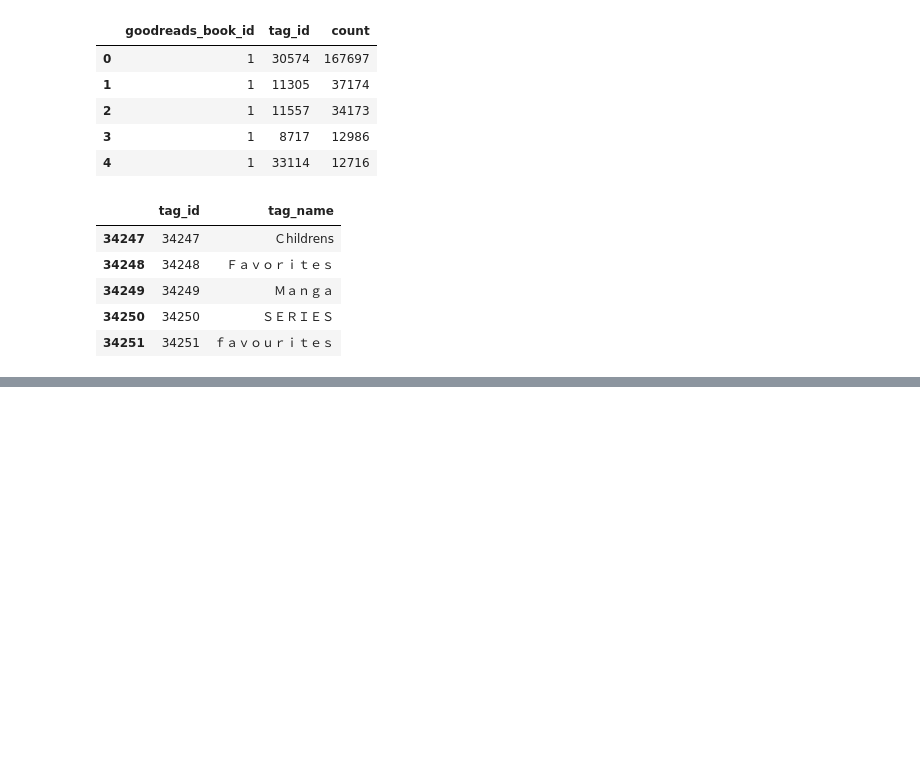
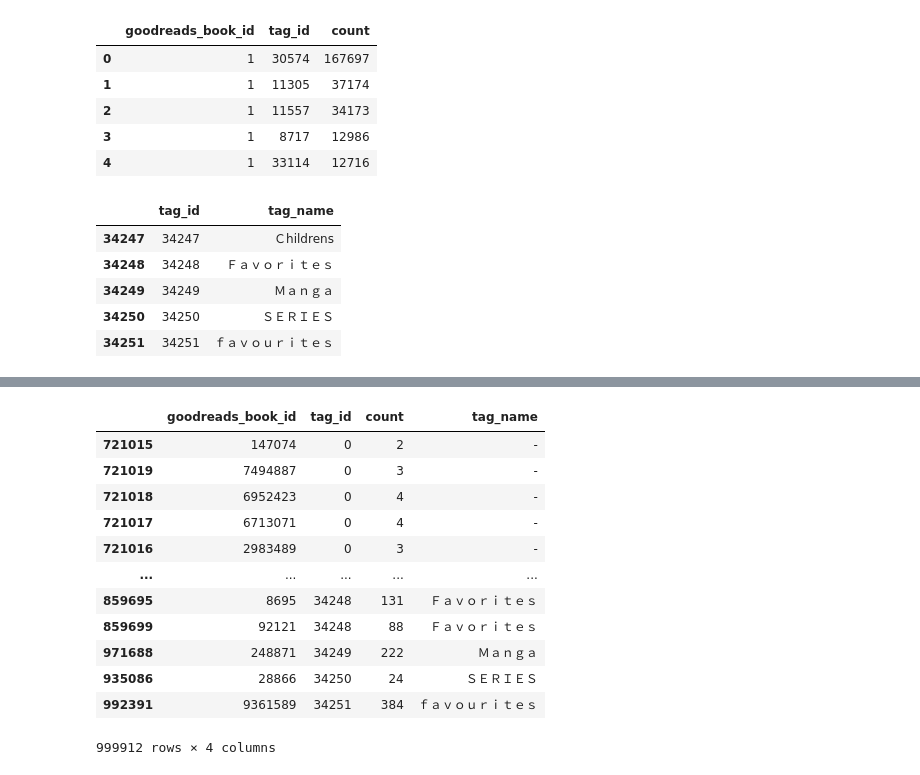
Before and after one commit to ColinB19/BookRecommender, a Jupyter notebook: exploratory_analysis_v2.ipynb, the cells around one changed output, grey strips where cells are left out. Saved outputs shown, nothing was run; the diff lists cells and outputs as text; code cells hidden in the pictures; blank space fills up the shorter version.

```diff
--- a/exploratory_analysis_v2.ipynb
+++ b/exploratory_analysis_v2.ipynb
@@ -275,0 +292,17 @@ tags.tail()
+# %%
+# Almost every book has 100 tags. This isn't helpful! How about the highest rated book tags?
+book_tags.sort_values('tag_id')
+# %% [output]
+|  | goodreads_book_id | tag_id | count | tag_name |
+| 721015 | 147074 | 0 | 2 | - |
+| 721019 | 7494887 | 0 | 3 | - |
+| 721018 | 6952423 | 0 | 4 | - |
+| 721017 | 6713071 | 0 | 4 | - |
+| 721016 | 2983489 | 0 | 3 | - |
+| ... | ... | ... | ... | ... |
+| 859695 | 8695 | 34248 | 131 | Ｆａｖｏｒｉｔｅｓ |
+| 859699 | 92121 | 34248 | 88 | Ｆａｖｏｒｉｔｅｓ |
+| 971688 | 248871 | 34249 | 222 | Ｍａｎｇａ |
+| 935086 | 28866 | 34250 | 24 | ＳＥＲＩＥＳ |
+| 992391 | 9361589 | 34251 | 384 | ｆａｖｏｕｒｉｔｅｓ |
+999912 rows × 4 columns
```
Also changed, not shown: parts of 8 cells of this notebook.
